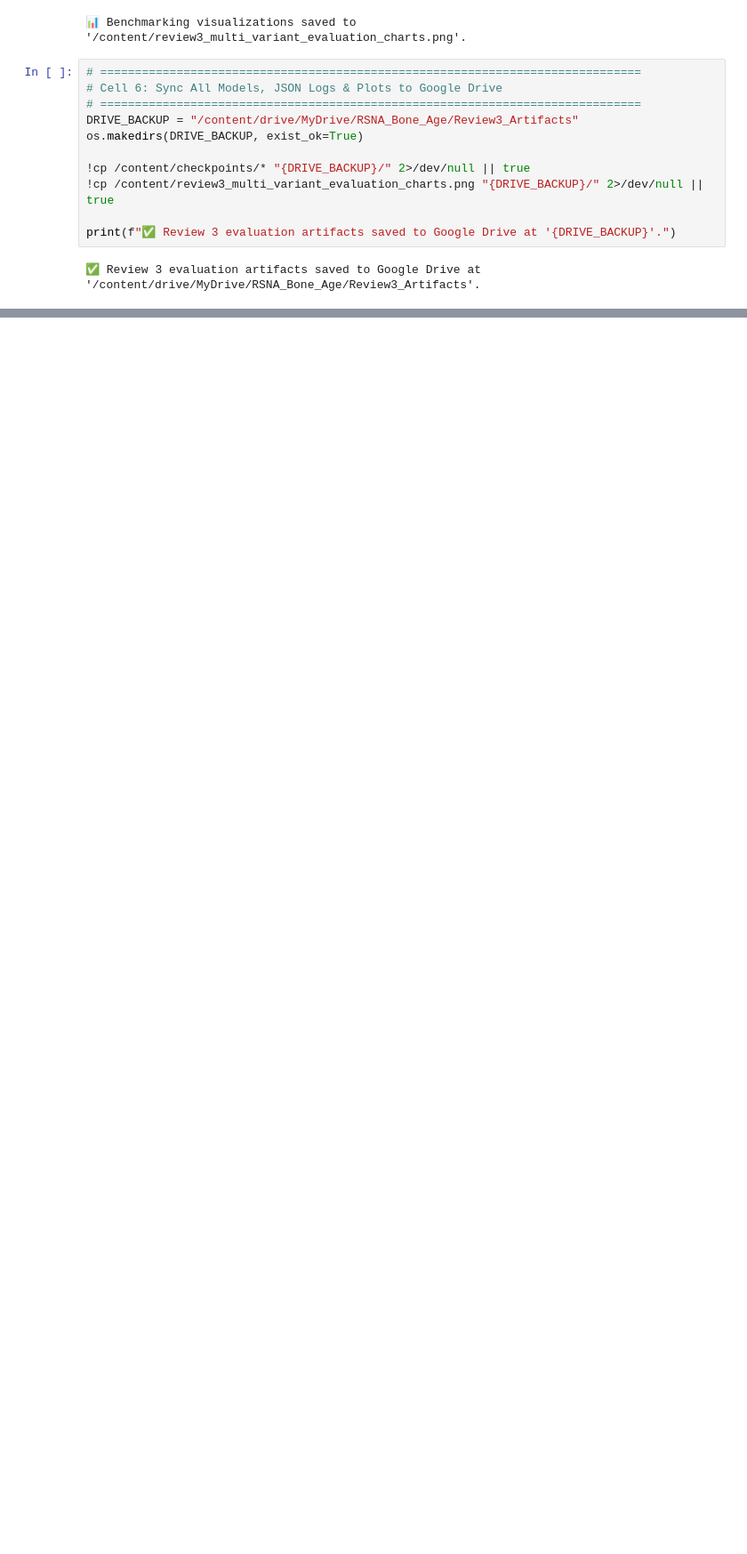
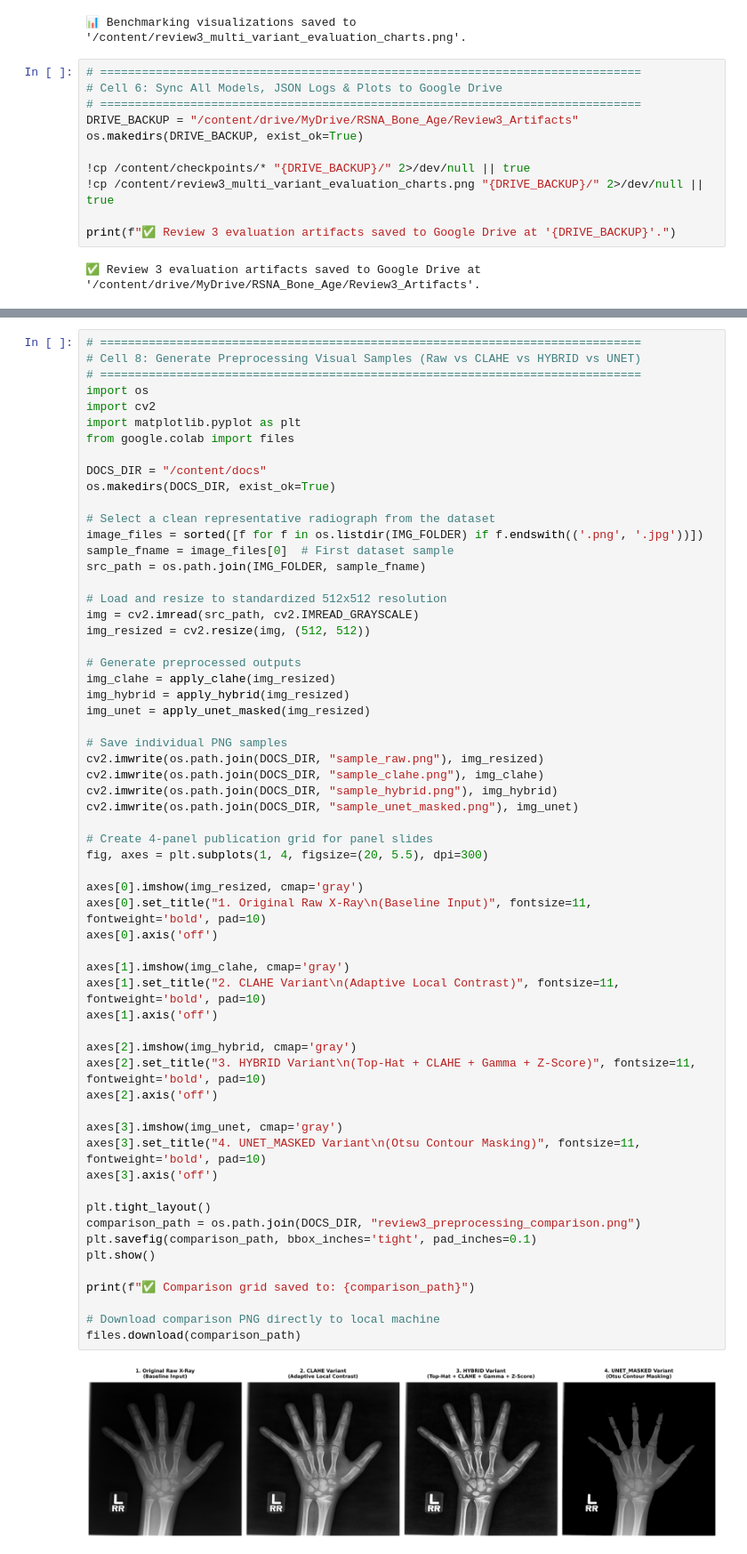
Before and after one commit to ChigilarNishanth/pediatric-bone-age-estimation, a Jupyter notebook: notebooks/03_review3_multi_variant_training_colab.ipynb, the cells around one changed output, grey strips where cells are left out. Shown at 89% size. Saved outputs shown, nothing was run; the diff lists cells and outputs as text; blank space fills up the shorter version.

```diff
--- a/notebooks/03_review3_multi_variant_training_colab.ipynb
+++ b/notebooks/03_review3_multi_variant_training_colab.ipynb
@@ -488,3 +488,65 @@ files.download(zip_path)
 📦 Archive created: /content/review3_docs_artifacts.zip
 [interactive output not drawn]
 [interactive output not drawn]
+# %%
+# ==============================================================================
+# Cell 8: Generate Preprocessing Visual Samples (Raw vs CLAHE vs HYBRID vs UNET)
+# ==============================================================================
+import os
+import cv2
+import matplotlib.pyplot as plt
+from google.colab import files
+
+DOCS_DIR = "/content/docs"
+os.makedirs(DOCS_DIR, exist_ok=True)
+
+# Select a clean representative radiograph from the dataset
+image_files = sorted([f for f in os.listdir(IMG_FOLDER) if f.endswith(('.png', '.jpg'))])
+sample_fname = image_files[0]  # First dataset sample
+src_path = os.path.join(IMG_FOLDER, sample_fname)
+
+# Load and resize to standardized 512x512 resolution
+img = cv2.imread(src_path, cv2.IMREAD_GRAYSCALE)
+img_resized = cv2.resize(img, (512, 512))
+
+# Generate preprocessed outputs
+img_clahe = apply_clahe(img_resized)
+img_hybrid = apply_hybrid(img_resized)
+img_unet = apply_unet_masked(img_resized)
+
+# Save individual PNG samples
+cv2.imwrite(os.path.join(DOCS_DIR, "sample_raw.png"), img_resized)
+cv2.imwrite(os.path.join(DOCS_DIR, "sample_clahe.png"), img_clahe)
+cv2.imwrite(os.path.join(DOCS_DIR, "sample_hybrid.png"), img_hybrid)
+cv2.imwrite(os.path.join(DOCS_DIR, "sample_unet_masked.png"), img_unet)
+
+# Create 4-panel publication grid for panel slides
+fig, axes = plt.subplots(1, 4, figsize=(20, 5.5), dpi=300)
+
+axes[0].imshow(img_resized, cmap='gray')
+axes[0].set_title("1. Original Raw X-Ray\n(Baseline Input)", fontsize=11, fontweight='bold', pad=10)
+axes[0].axis('off')
+
+axes[1].imshow(img_clahe, cmap='gray')
+axes[1].set_title("2. CLAHE Variant\n(Adaptive Local Contrast)", fontsize=11, fontweight='bold', pad=10)
+axes[1].axis('off')
+
+axes[2].imshow(img_hybrid, cmap='gray')
+axes[2].set_title("3. HYBRID Variant\n(Top-Hat + CLAHE + Gamma + Z-Score)", fontsize=11, fontweight='bold', pad=10)
+axes[2].axis('off')
+
+axes[3].imshow(img_unet, cmap='gray')
+axes[3].set_title("4. UNET_MASKED Variant\n(Otsu Contour Masking)", fontsize=11, fontweight='bold', pad=10)
+axes[3].axis('off')
+
+plt.tight_layout()
+comparison_path = os.path.join(DOCS_DIR, "review3_preprocessing_comparison.png")
+plt.savefig(comparison_path, bbox_inches='tight', pad_inches=0.1)
+plt.show()
+
+print(f"✅ Comparison grid saved to: {comparison_path}")
+
+# Download comparison PNG directly to local machine
+files.download(comparison_path)
+# %% [output]
+[figure, added]
```
Also changed, not shown: parts of 1 cell of this notebook.
